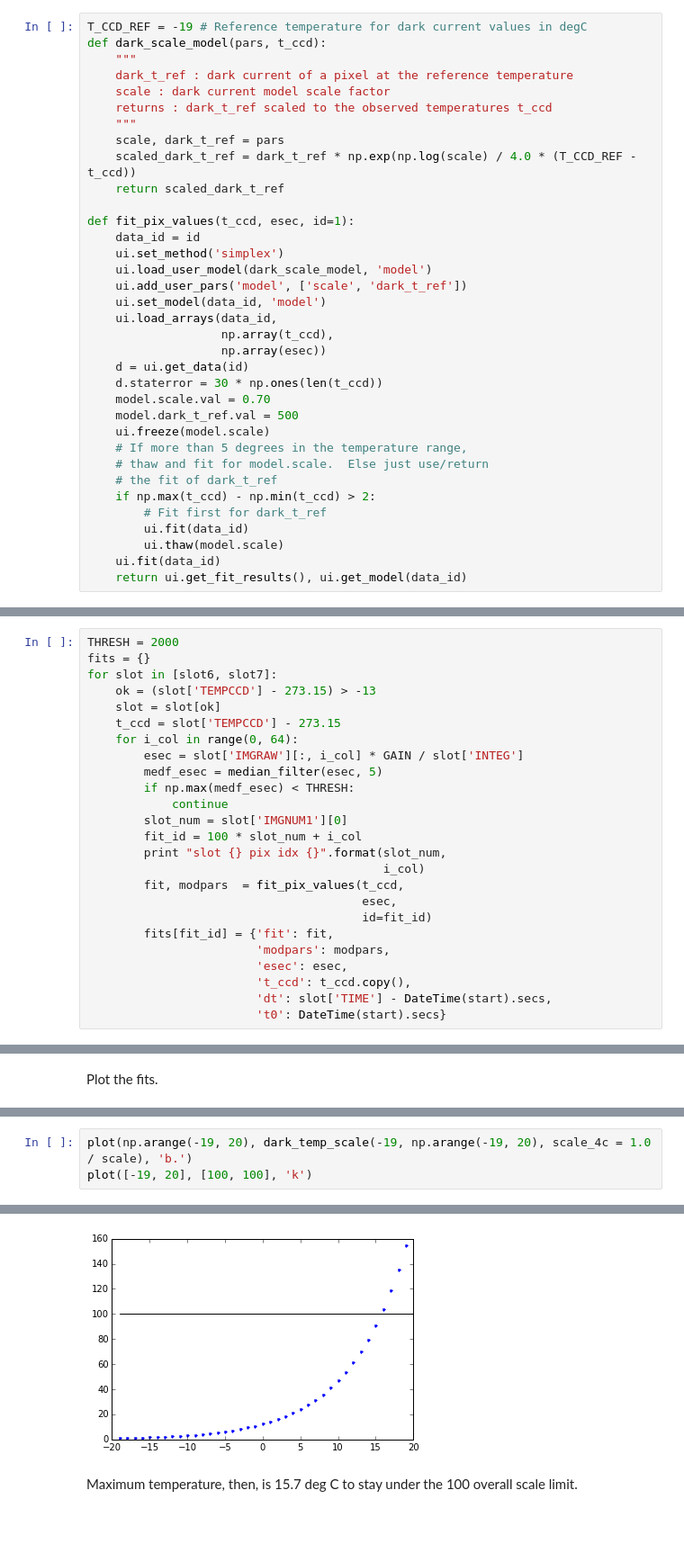
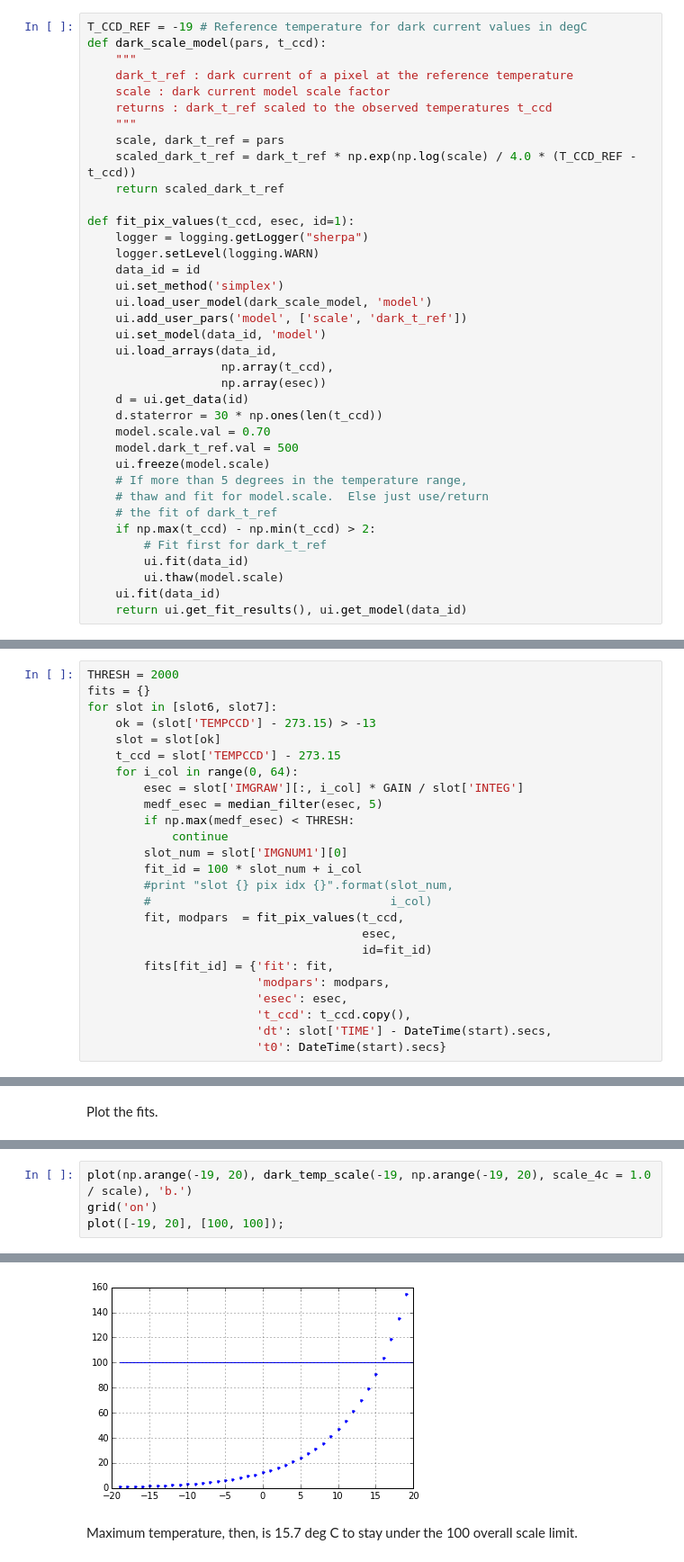
Before and after one commit to jeanconn/anneal_pathfinder, a Jupyter notebook: anneal_scale_factor.ipynb, the cells around one changed output, grey strips where cells are left out. Shown: that part at 90% size. Cells and saved outputs as stored; diff of their text form; blank space fills up the shorter version.

```diff
--- a/anneal_scale_factor.ipynb
+++ b/anneal_scale_factor.ipynb
@@ -46,6 +49,8 @@ def dark_scale_model(pars, t_ccd):
     return scaled_dark_t_ref
 
 def fit_pix_values(t_ccd, esec, id=1):
+    logger = logging.getLogger("sherpa")
+    logger.setLevel(logging.WARN)
     data_id = id
     ui.set_method('simplex')
     ui.load_user_model(dark_scale_model, 'model')
@@ -93,8 +98,8 @@ for slot in [slot6, slot7]:
             continue
         slot_num = slot['IMGNUM1'][0]
         fit_id = 100 * slot_num + i_col
-        print "slot {} pix idx {}".format(slot_num,
-                                          i_col)
+        #print "slot {} pix idx {}".format(slot_num,
+        #                                  i_col)
         fit, modpars  = fit_pix_values(t_ccd,
                                        esec,
                                        id=fit_id)
@@ -290,4 +182,5 @@ scale = np.mean([fits[i]['modpars'].scale.val for i in best_fits])
 # %%
 plot(np.arange(-19, 20), dark_temp_scale(-19, np.arange(-19, 20), scale_4c = 1.0 / scale), 'b.')
-plot([-19, 20], [100, 100], 'k')
+grid('on')
+plot([-19, 20], [100, 100]);
 # %% [output]
@@ -295,3 +187,3 @@ plot([-19, 20], [100, 100], 'k')
-[figure, old version]
+[figure, new version]
 # %% [markdown]
 Maximum temperature, then, is 15.7 deg C to stay under the 100 overall scale limit.
```
Also changed, not shown: parts of 17 cells of this notebook.
